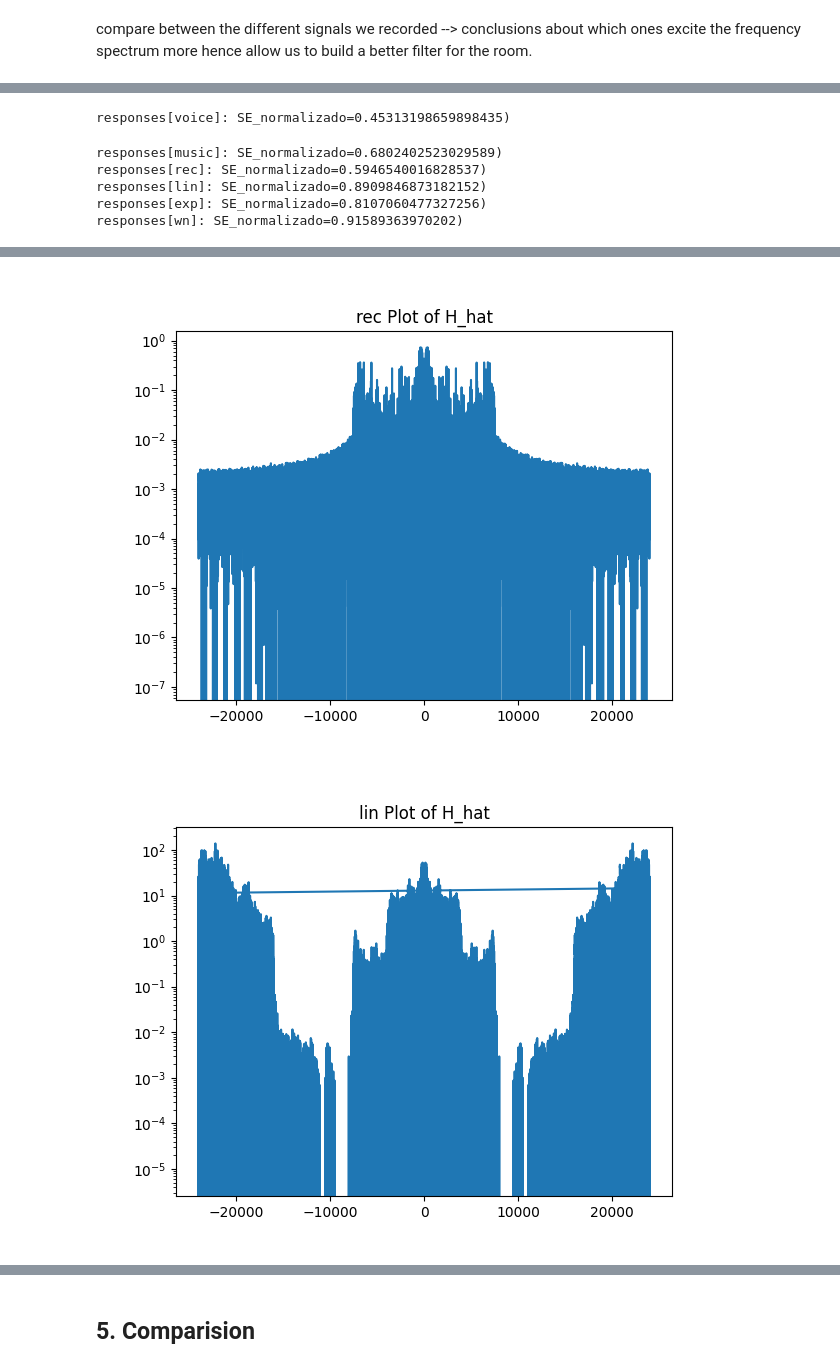
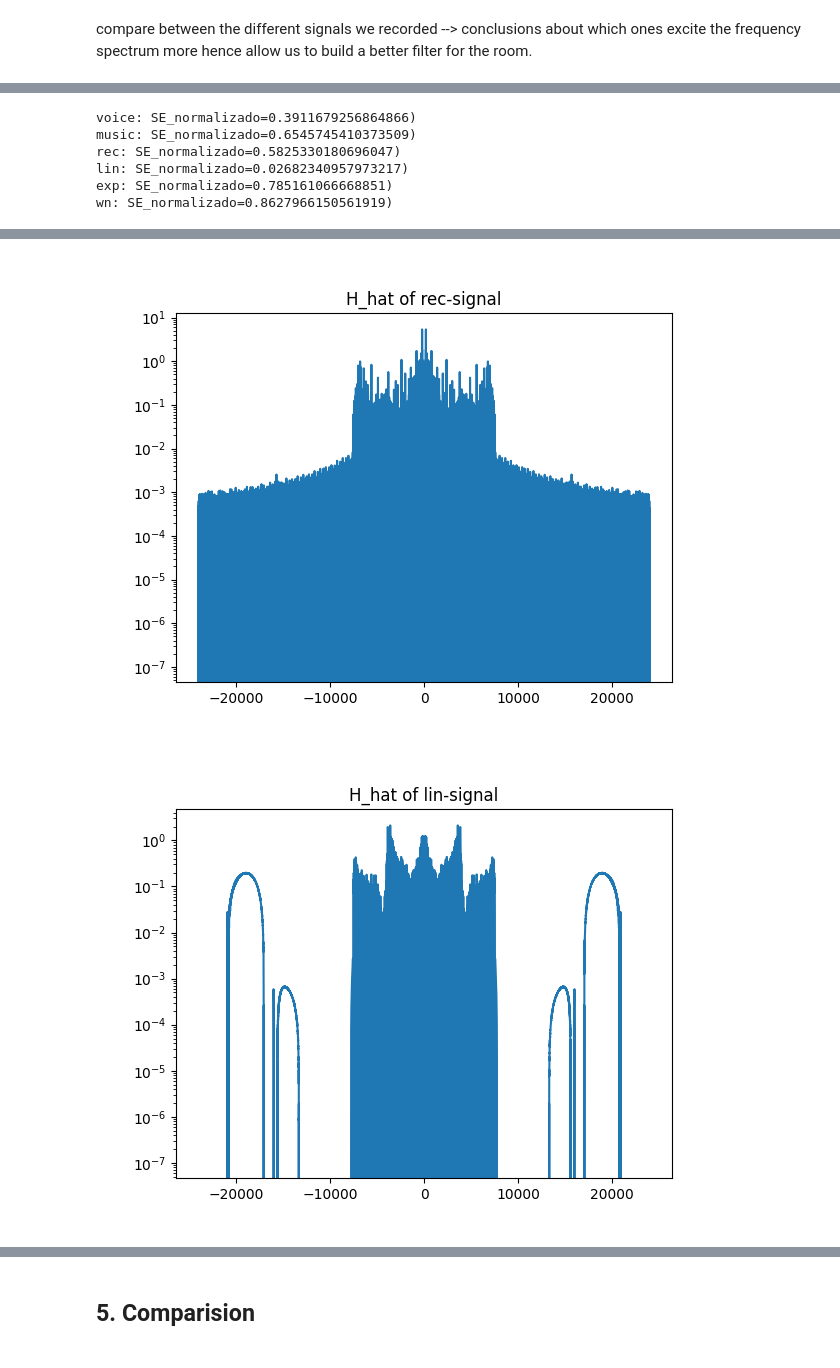
Before and after one commit to CocoMZ/TP2, a Jupyter notebook: main.ipynb, the cells around one changed output, grey strips where cells are left out. Saved outputs shown, nothing was run; the diff lists cells and outputs as text; code cells hidden in the pictures.

```diff
--- a/main.ipynb
+++ b/main.ipynb
@@ -349,7 +215,11 @@ for key, y in y_dict.items():
     elif len(y) > len(u_dict[key]):
         y_dict[key]= y[:len(u_dict[key])]
     plt.figure()
-    plt.title(f"{key}")
-    plt.plot(u_dict[key])
-    plt.plot(y_dict[key])
+    plt.title(f"{key}-signal: $u$ vs. $y$")
+    plt.plot(t, u_dict[key], label = "u")
+    plt.plot(t, y_dict[key], label = "y")
+    plt.xlabel("t [s]")
+    plt.ylable("normalized amplitude")
+    plt.xlim(0,10)
+    plt.legend()
 # %% [output]
@@ -435,25 +324,23 @@ for key in u_dict:
     if key in y_dict:
         sig_dict[key] = (u_dict[key], y_dict[key])
 # %%
-M = 25000  # optimal M from previous question
+M = 35000  # optimal M from previous question
 response_dict = {}
 cut_off = int(2*fs)
 cut_off_2 = int(duration*fs - cut_off)
 for key, (u, y) in sig_dict.items():
 
-    print(key)
     x = u[cut_off:cut_off_2]
     y = y[cut_off:cut_off_2]
 
-
     sigma_y2 = np.mean(np.abs(y)**2)  # E{|y|^2}
 
-    X = np.fft.fft(x)  # FFT of signal windowing for spectral leakage
+    X = np.fft.fft(x)  # FFT
     Y = np.fft.fft(y)
     N = len(x)
 
-    rxx = np.fft.ifft(X * np.conj(X)) / N # autocorrelation SEQUENCE
-    pxy = np.fft.ifft(Y * np.conj(X)) / N
+    rxx = np.real(np.fft.ifft(X * np.conj(X)) / N) # autocorrelation SEQUENCE
+    pxy = np.real(np.fft.ifft(Y * np.conj(X)) / N)
 
     R = la.toeplitz(rxx[:M])  # autocorrelation matrix
     p = np.conj(pxy)[:M]  # cross correlation vector
@@ -462,8 +349,7 @@ for key, (u, y) in sig_dict.items():
     r = rxx[:M]  # first column of Toeplitz matrix
     c = rxx[:M]
     w_o = la.solve_toeplitz((c, r), p) # more efficient
-    # w_o = la.solve(R, p)
-    # print(w_o)  # this is the h(n)
+
     '''
     H_hat tells us how the room modifies each frequency, so basically which
     frequencies are amplified, attenuated, or delayed etc
@@ -477,8 +363,9 @@ for key, (u, y) in sig_dict.items():
     sigma_yhato^2 = E{|y_hato|^2} = p^H w_o
     '''
     sigma_y_hato2 = np.conj(p) @ w_o
-    MSE_normalizado = 1 - sigma_y_hato2 / sigma_y2
-    print(MSE_normalizado)
-    response_dict[key] = (w_o, H_hat, MSE_normalizado.real)
+    MSE_normalizado = 1 - sigma_y_hato2 / sigma_y2 #explained variance?
+    np.real(MSE_normalizado) # complex parts are numerical artivacts due to FFT
+
+    response_dict[key] = (w_o, H_hat, MSE_normalizado)
 # %% [output]
 voice
@@ -496,16 +383,27 @@ wn
+# %%
+data = []
+for key, (w_o, H_hat, MSE_normalizado) in response_dict.items():
+    data.append({
+        'key': key,
+        'w_o=h_o': w_o,
+        'H_hat': H_hat,
+        'MSE_normalizado': MSE_normalizado
+    })
+
+df = pd.DataFrame(data)
 # %%
 # plotting:
 for key, (w_o, H_hat, MSE_normalizado) in response_dict.items():
-    print(f"responses[{key}]: SE_normalizado={MSE_normalizado})")
+    print(f"{key}: MSE_norm={MSE_normalizado})")
 
     # Plot H_hat
     plt.figure()
     plt.semilogy(f, H_hat)
-    plt.title(f'{key} Plot of H_hat')
+    plt.title(f'H_hat of {key}-signal')
 # %% [output]
-responses[voice]: SE_normalizado=0.45313198659898435)
+voice: SE_normalizado=0.3911679256864866)
+music: SE_normalizado=0.6545745410373509)
+rec: SE_normalizado=0.5825330180696047)
+lin: SE_normalizado=0.02682340957973217)
+exp: SE_normalizado=0.785161066668851)
+wn: SE_normalizado=0.8627966150561919)
-responses[music]: SE_normalizado=0.6802402523029589)
-responses[rec]: SE_normalizado=0.5946540016828537)
-responses[lin]: SE_normalizado=0.8909846873182152)
-responses[exp]: SE_normalizado=0.8107060477327256)
-responses[wn]: SE_normalizado=0.91589363970202)
@@ -514,2 +412,2 @@ responses[wn]: SE_normalizado=0.91589363970202)
-[figure, old version]
+[figure, new version]
-[figure, old version]
+[figure, new version]
```
Also changed, not shown: parts of 29 cells of this notebook, 5 other files.
